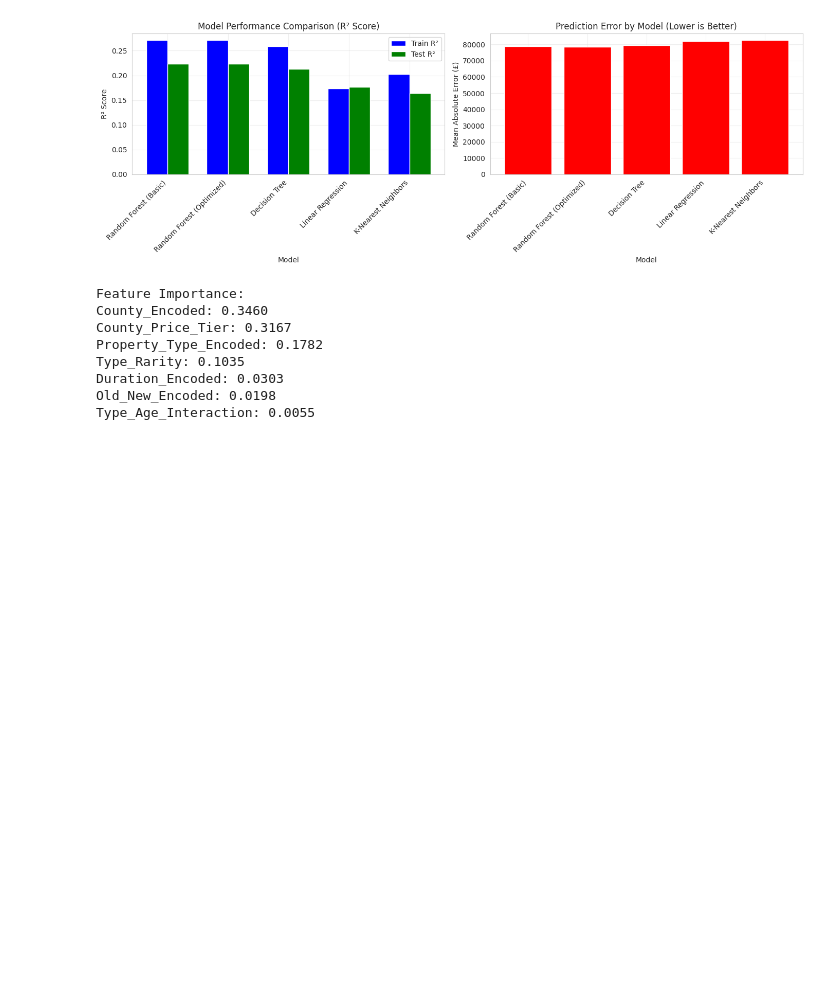
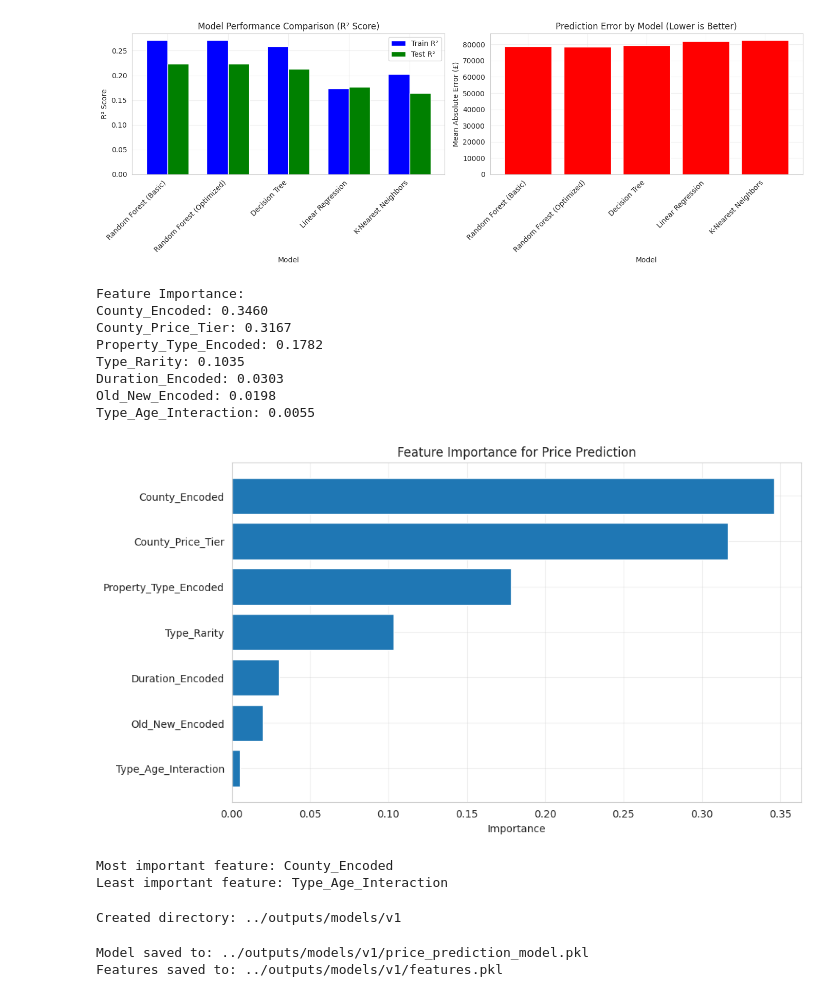
Before and after one commit to agodahdev/Property-Price-Estimator, a Jupyter notebook: jupyter_notebooks/03_modeling.ipynb, the cells around one changed output. Drawn from its saved outputs; the diff is of its cells as text; code cells hidden in the pictures; blank space fills up the shorter version.

Commit message:
add plot feature, model directory, save trained model and summary

```diff
--- a/jupyter_notebooks/03_modeling.ipynb
+++ b/jupyter_notebooks/03_modeling.ipynb
@@ -382,3 +382,47 @@ Type_Rarity: 0.1035
 Duration_Encoded: 0.0303
 Old_New_Encoded: 0.0198
 Type_Age_Interaction: 0.0055
+# %%
+# Visualize feature importance
+plt.figure(figsize=(10, 6))
+plt.barh(feature_importance['Feature'], feature_importance['Importance'])
+plt.xlabel('Importance')
+plt.title('Feature Importance for Price Prediction')
+plt.gca().invert_yaxis()
+plt.grid(True, alpha=0.3)
+plt.show()
+
+print(f"\nMost important feature: {feature_importance.iloc[0]['Feature']}")
+print(f"Least important feature: {feature_importance.iloc[-1]['Feature']}")
+# %% [output]
+[figure, added]
+Most important feature: County_Encoded
+Least important feature: Type_Age_Interaction
+# %%
+# Create directory for models
+version = 'v1'
+model_dir = f'../outputs/models/{version}'
+
+if not os.path.exists(model_dir):
+    os.makedirs(model_dir)
+    print(f"Created directory: {model_dir}")
+# %% [output]
+Created directory: ../outputs/models/v1
+# %%
+# Save the model
+model_path = f'{model_dir}/price_prediction_model.pkl'
+
+with open(model_path, 'wb') as file:
+    pickle.dump(best_rf_model, file)
+
+print(f"Model saved to: {model_path}")
+
+# Also save the feature list
+feature_path = f'{model_dir}/features.pkl'
+with open(feature_path, 'wb') as file:
+    pickle.dump(features, file)
+
+print(f"Features saved to: {feature_path}")
+# %% [output]
+Model saved to: ../outputs/models/v1/price_prediction_model.pkl
+Features saved to: ../outputs/models/v1/features.pkl
```
Also changed, not shown: parts of 1 cell of this notebook, 2 other files.
